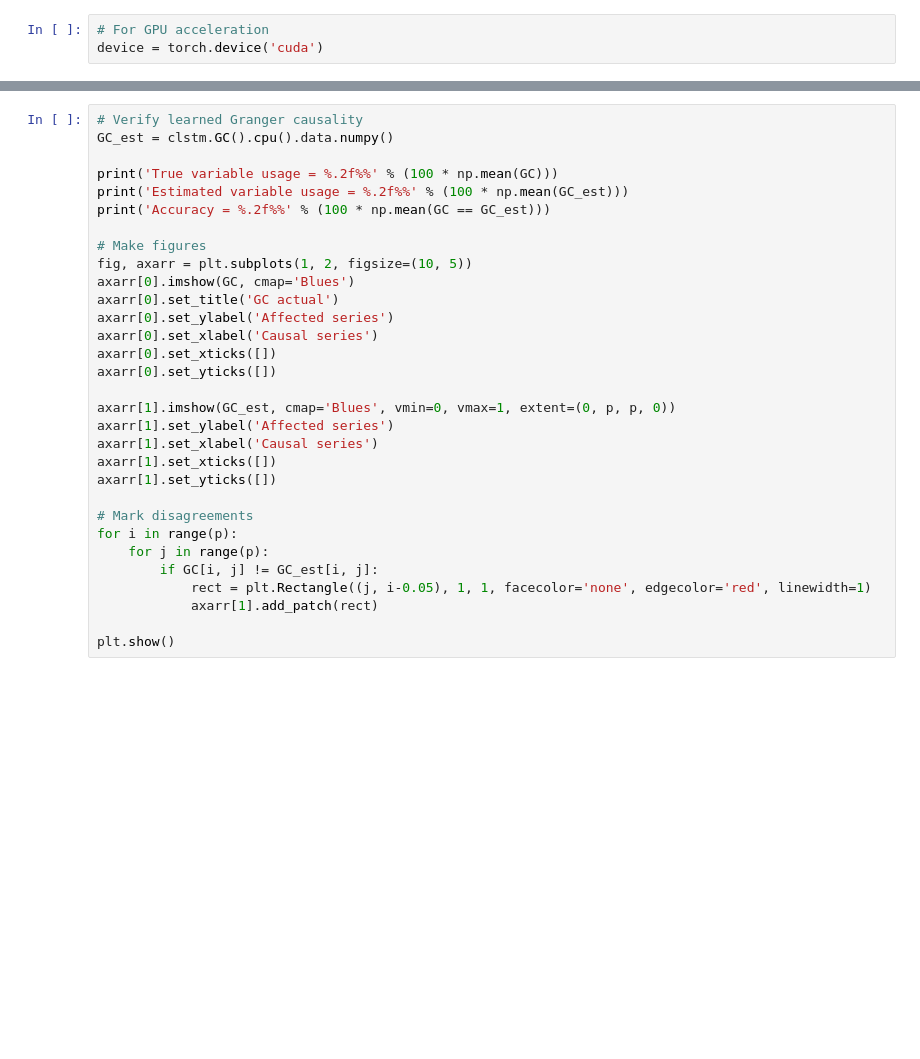
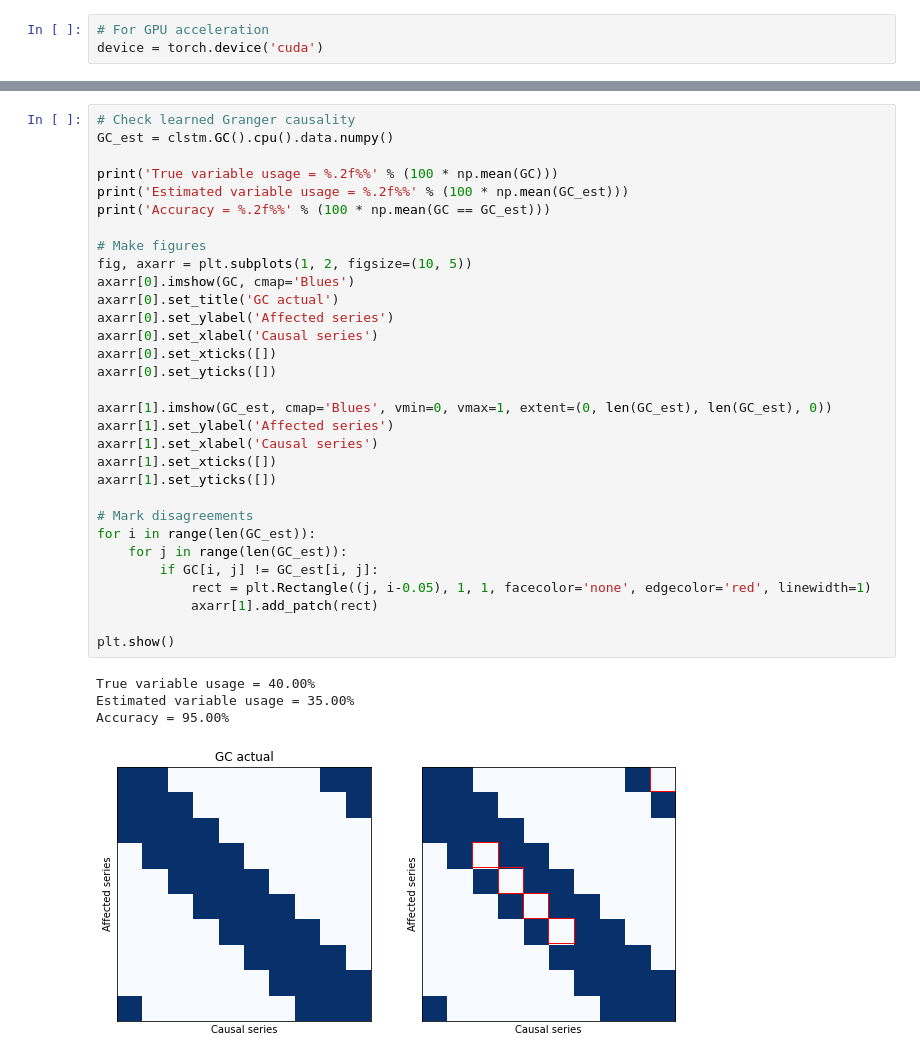
Before and after one commit to iancovert/Neural-GC, a Jupyter notebook: clstm_lorenz_demo.ipynb, the cells around one changed output, grey strips where cells are left out. Cells and saved outputs as stored; diff of their text form; blank space fills up the shorter version.

```diff
--- a/clstm_lorenz_demo.ipynb
+++ b/clstm_lorenz_demo.ipynb
@@ -43,31 +67,36 @@ plt.show()
 # %%
-# Verify learned Granger causality
+# Check learned Granger causality
 GC_est = clstm.GC().cpu().data.numpy()
 
 print('True variable usage = %.2f%%' % (100 * np.mean(GC)))
 print('Estimated variable usage = %.2f%%' % (100 * np.mean(GC_est)))
 print('Accuracy = %.2f%%' % (100 * np.mean(GC == GC_est)))
 
 # Make figures
 fig, axarr = plt.subplots(1, 2, figsize=(10, 5))
 axarr[0].imshow(GC, cmap='Blues')
 axarr[0].set_title('GC actual')
 axarr[0].set_ylabel('Affected series')
 axarr[0].set_xlabel('Causal series')
 axarr[0].set_xticks([])
 axarr[0].set_yticks([])
 
-axarr[1].imshow(GC_est, cmap='Blues', vmin=0, vmax=1, extent=(0, p, p, 0))
+axarr[1].imshow(GC_est, cmap='Blues', vmin=0, vmax=1, extent=(0, len(GC_est), len(GC_est), 0))
 axarr[1].set_ylabel('Affected series')
 axarr[1].set_xlabel('Causal series')
 axarr[1].set_xticks([])
 axarr[1].set_yticks([])
 
 # Mark disagreements
-for i in range(p):
-    for j in range(p):
+for i in range(len(GC_est)):
+    for j in range(len(GC_est)):
         if GC[i, j] != GC_est[i, j]:
             rect = plt.Rectangle((j, i-0.05), 1, 1, facecolor='none', edgecolor='red', linewidth=1)
             axarr[1].add_patch(rect)
 
 plt.show()
+# %% [output]
+True variable usage = 40.00%
+Estimated variable usage = 35.00%
+Accuracy = 95.00%
+[figure, added]
```
Also changed, not shown: parts of 7 cells of this notebook, 6 other files.
